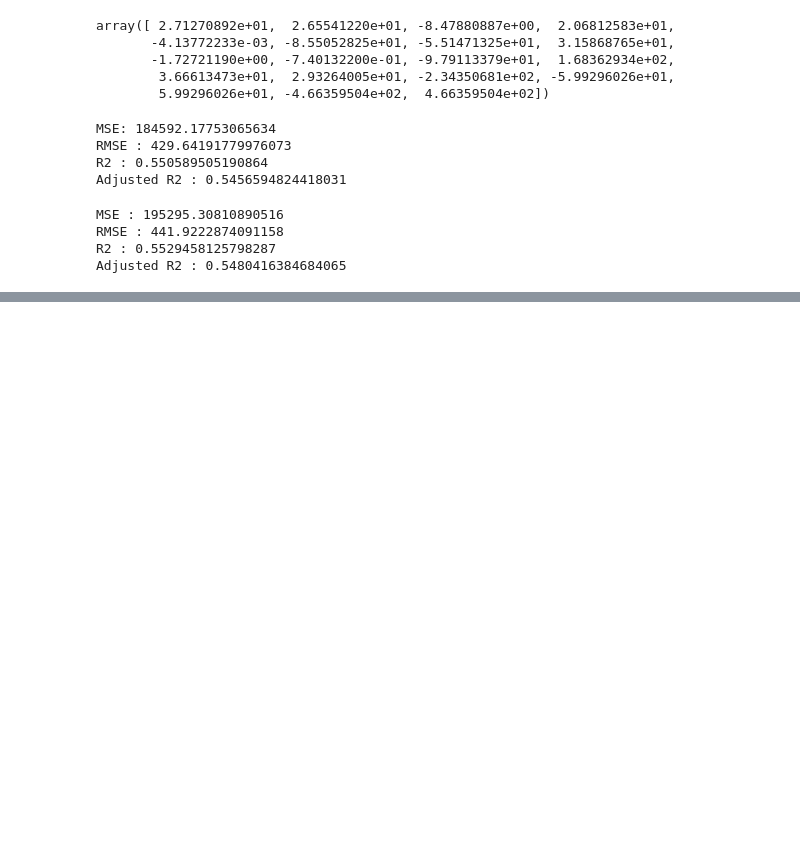
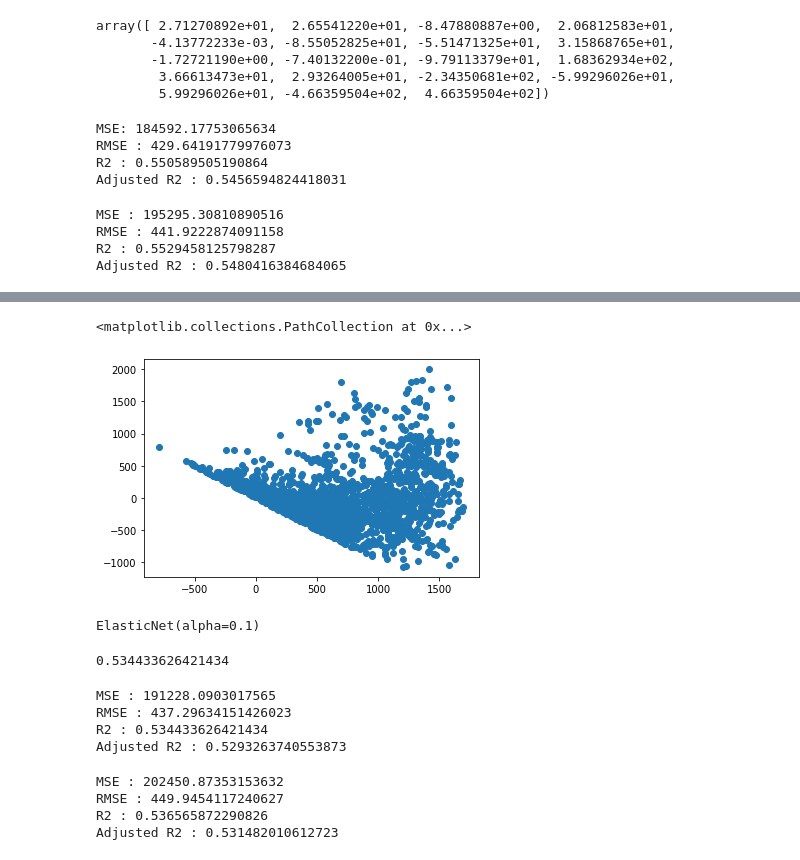
Before and after one commit to ajitpadole/Bike-Sharing-Demand-Prediction-, a Jupyter notebook: Bike_Sharing_Demand_Prediction_Capstone_Project.ipynb, the cells around one changed output, grey strips where cells are left out. Saved outputs shown, nothing was run; the diff lists cells and outputs as text; code cells hidden in the pictures; blank space fills up the shorter version.

```diff
--- a/Bike_Sharing_Demand_Prediction_Capstone_Project.ipynb
+++ b/Bike_Sharing_Demand_Prediction_Capstone_Project.ipynb
@@ -483,0 +604,21 @@ Adjusted R2 : 0.5480416384684065
+# %%
+# Heteroscedasticity
+plt.scatter((y_pred_test_ridge),(y_test)-(y_pred_test_ridge))
+# %% [output]
+<matplotlib.collections.PathCollection at 0x...>
+[figure, added]
+# %%
+#importing elasticNet model
+from sklearn.linear_model import ElasticNet
+elasticnet = ElasticNet(alpha=0.1, l1_ratio=0.5)
+#a*l1+b*l2
+#alpha=a+b and l1 ratio=a/a+b
+elasticnet.fit(X_train,y_train)
+# %% [output]
+ElasticNet(alpha=0.1)
+# %%
+#elastic net score
+
+elasticnet.score(X_train, y_train)
+# %% [output]
+0.534433626421434
@@ -483,0 +629,37 @@ Adjusted R2 : 0.5480416384684065
+# %%
+#metrics for the elasticnet regression on train
+from sklearn.metrics import mean_squared_error
+MSE= mean_squared_error((y_train), (y_pred_train_en))
+print("MSE :",MSE)
+
+RMSE=np.sqrt(MSE)
+print("RMSE :",RMSE)
+
+
+from sklearn.metrics import r2_score
+r2= r2_score(y_train, y_pred_train_en)
+print("R2 :",r2)
+print("Adjusted R2 :",1-(1-r2_score(y_train, y_pred_train_en))*((X_test.shape[0]-1)/(X_test.shape[0]-X_test.shape[1]-1)) )
+# %% [output]
+MSE : 191228.0903017565
+RMSE : 437.29634151426023
+R2 : 0.534433626421434
+Adjusted R2 : 0.5293263740553873
+# %%
+#metrics for the elasticnet regression on test
+from sklearn.metrics import mean_squared_error
+MSE= mean_squared_error((y_test), (y_pred_test_en))
+print("MSE :",MSE)
+
+RMSE=np.sqrt(MSE)
+print("RMSE :",RMSE)
+
+from sklearn.metrics import r2_score
+r2= r2_score(y_test, y_pred_test_en)
+print("R2 :",r2)
+print("Adjusted R2 :",1-(1-r2_score(y_test, y_pred_test_en))*((X_test.shape[0]-1)/(X_test.shape[0]-X_test.shape[1]-1)) )
+# %% [output]
+MSE : 202450.87353153632
+RMSE : 449.9454117240627
+R2 : 0.536565872290826
+Adjusted R2 : 0.531482010612723
```
Also changed, not shown: parts of 27 cells of this notebook.
